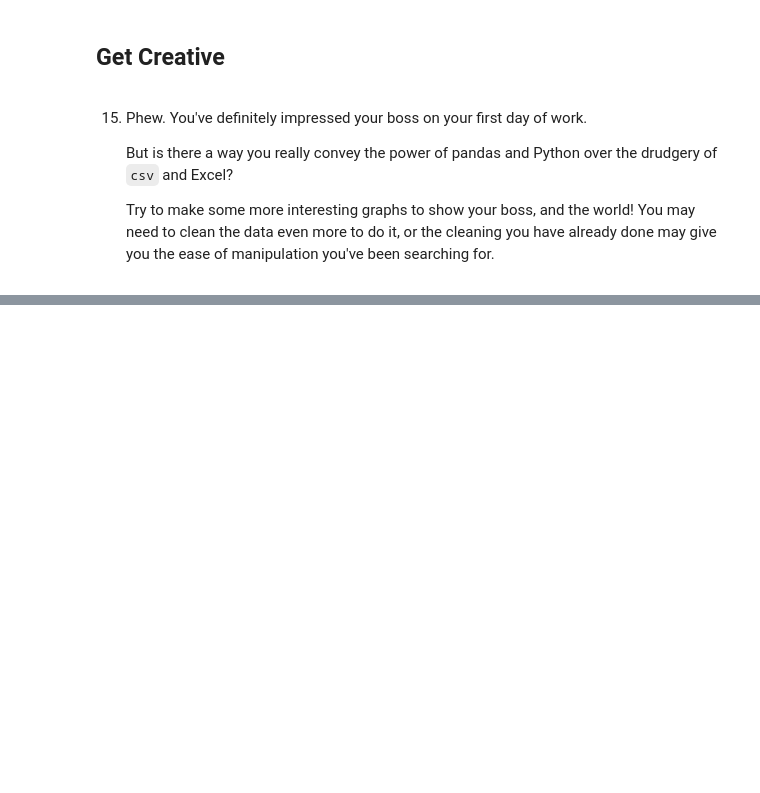
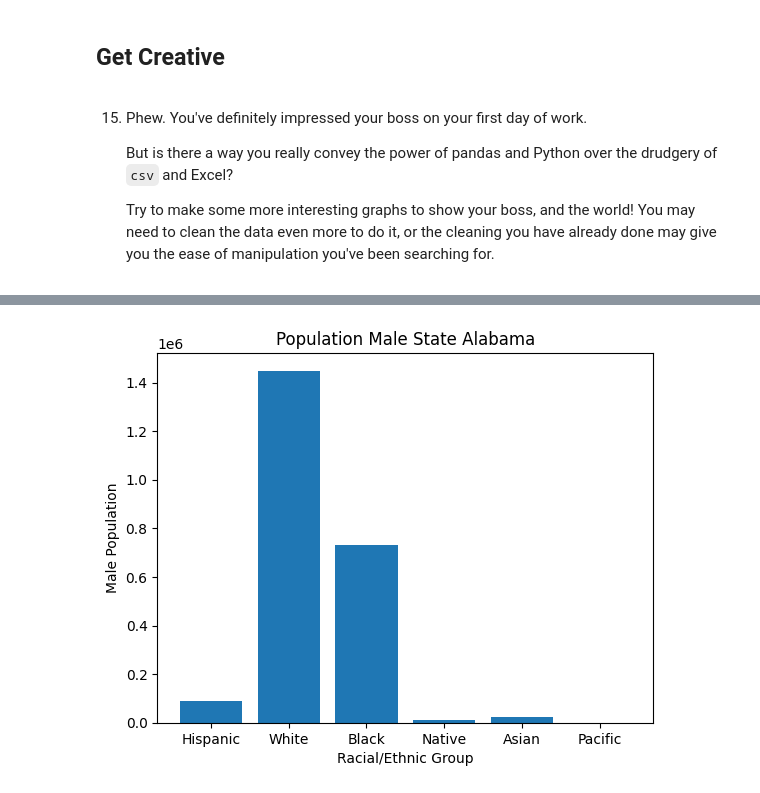
Before and after one commit to maylonleoncio/Codecademy-Projects, a Jupyter notebook: Cleaning-US-Census/Cleaning US Census Data.ipynb, the cells around one changed output, grey strips where cells are left out. Drawn from its saved outputs; the diff is of its cells as text; code cells hidden in the pictures; blank space fills up the shorter version.

```diff
--- a/Cleaning-US-Census/Cleaning US Census Data.ipynb
+++ b/Cleaning-US-Census/Cleaning US Census Data.ipynb
@@ -306,0 +281,5 @@ plt.show()
+# %%
+alabama_data = pd.melt(us_census[us_census['State'] == 'Alabama'], id_vars=['State'], value_vars=['Hispanic', 'White', 'Black', 'Native', 'Asian', 'Pacific'])
+alabama_Men_value = us_census[us_census['State'] == 'Alabama']['Men'].iloc[0]
+alabama_data['value'] = ((alabama_data['value'] / 100) * alabama_Men_value).round(1)
+alabama_data.head()
@@ -306,0 +293,8 @@ plt.show()
+# %%
+plt.bar(alabama_data['variable'], alabama_data['value'])
+plt.title('Population Male State Alabama')
+plt.xlabel('Racial/Ethnic Group')
+plt.ylabel('Male Population')
+plt.show()
+# %% [output]
+[figure, added]
```
Also changed, not shown: parts of 5 cells of this notebook.
